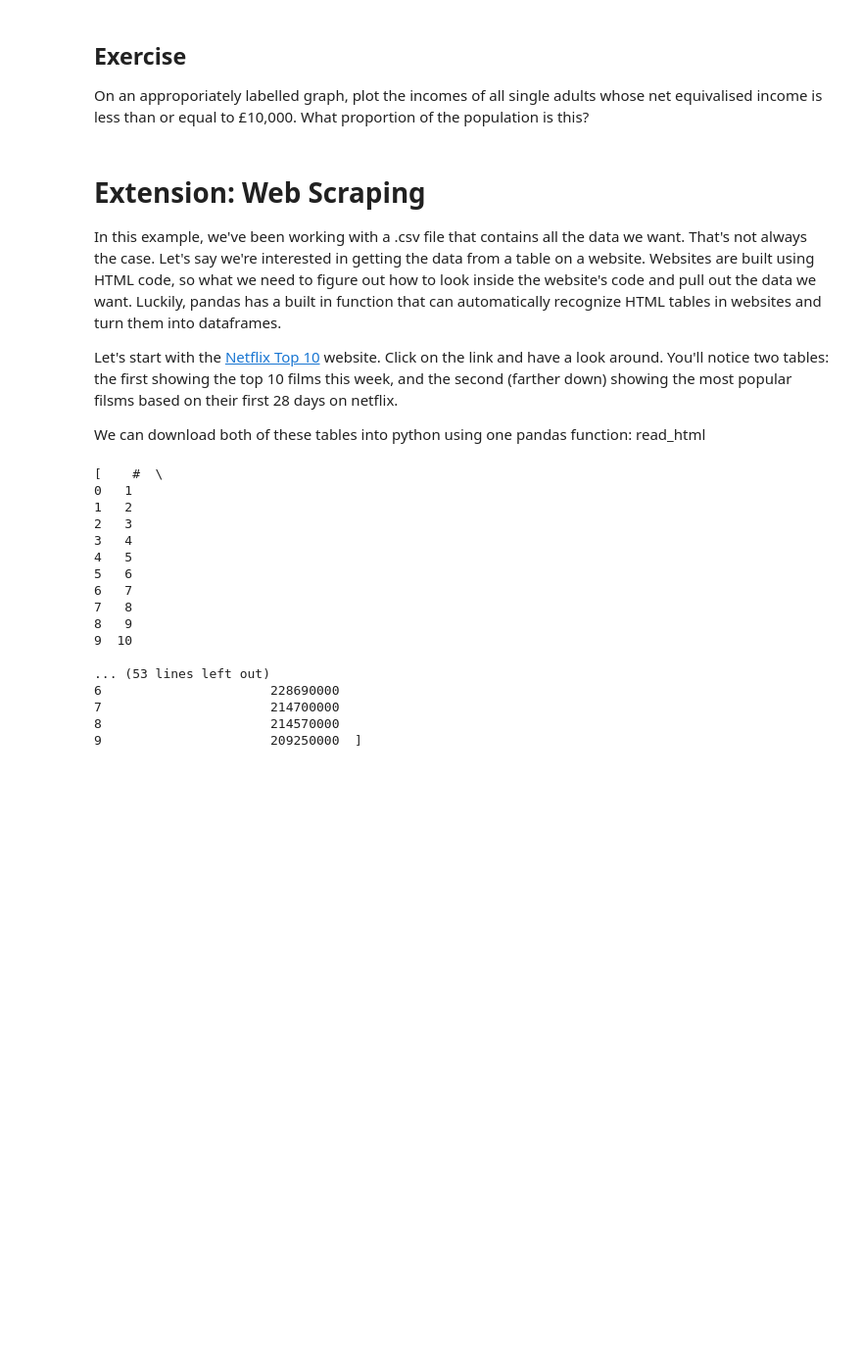
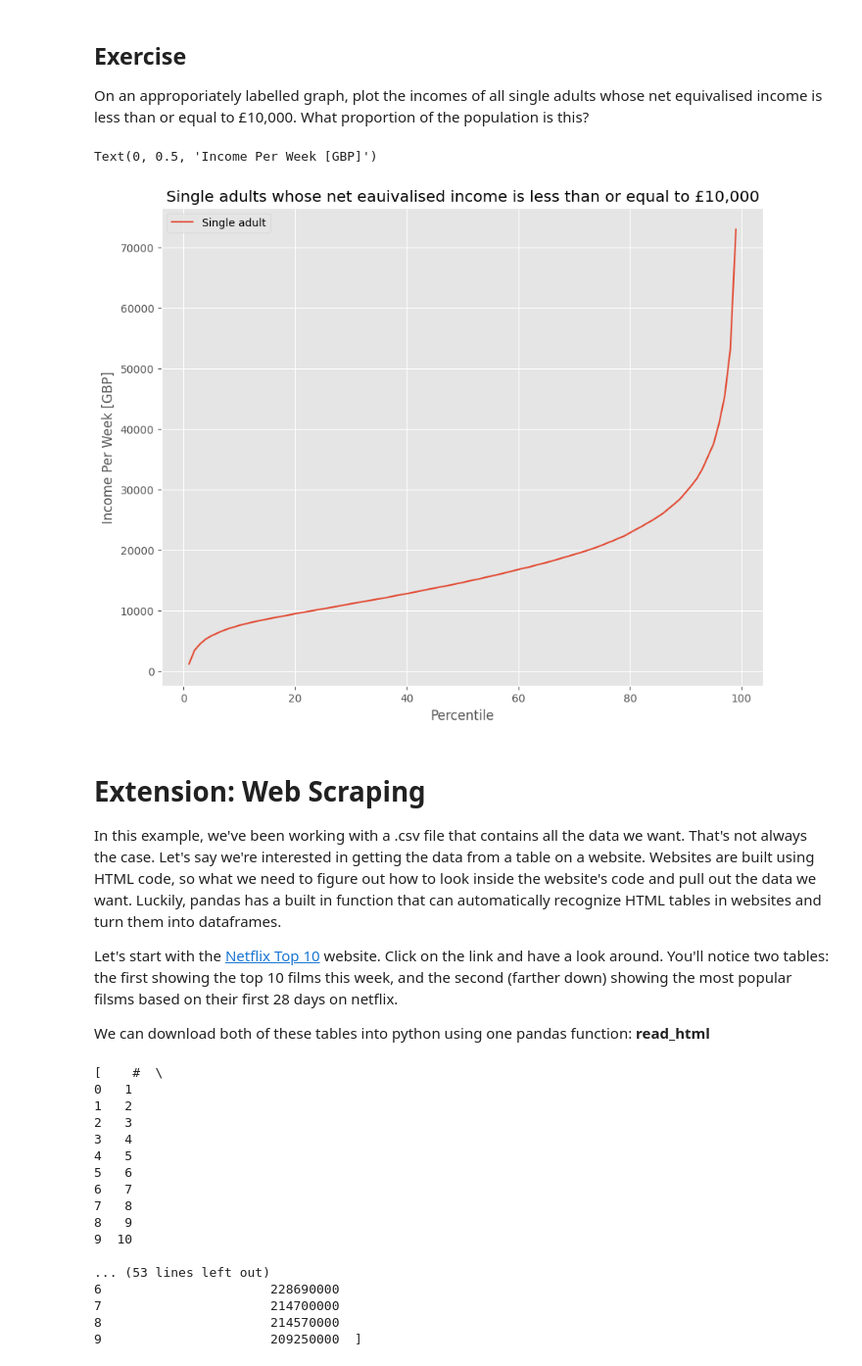
Before and after one commit to lazysheephaha/qm2, a Jupyter notebook: notebooks/W02. Pandas.ipynb, the cells around one changed output. Shown at 98% size. Saved outputs shown, nothing was run; the diff lists cells and outputs as text; code cells hidden in the pictures; blank space fills up the shorter version.

```diff
--- a/notebooks/W02. Pandas.ipynb
+++ b/notebooks/W02. Pandas.ipynb
@@ -345,6 +397,20 @@ We won't dwell on comparative operative, here we've used ">" to mean "is greater
 # %% [markdown]
 ## Exercise
 On an approporiately labelled graph, plot the incomes of all single adults whose net equivalised income is less than or equal to £10,000. What proportion of the population is this?
+# %%
+clean = income[['Single adult']]
+clean = clean.replace(',', '', regex=True)
+clean = clean.replace('-', 'NaN', regex=True).astype('float')
+
+clean[clean['Single adult']<=10000]
+
+clean.plot()
+plt.title('Single adults whose net eauivalised income is less than or equal to £10,000')
+plt.xlabel('Percentile')
+plt.ylabel('Income Per Week [GBP]')
+# %% [output]
+Text(0, 0.5, 'Income Per Week [GBP]')
+[figure, added]
 # %% [markdown]
 # Extension: Web Scraping
 
@@ -352,7 +418,7 @@ In this example, we've been working with a .csv file that contains all the data
 
 Let's start with the [Netflix Top 10](https://top10.netflix.com/) website. Click on the link and have a look around. You'll notice two tables: the first showing the top 10 films this week, and the second (farther down) showing the most popular filsms based on their first 28 days on netflix.
 
-We can download both of these tables into python using one pandas function: read_html
+We can download both of these tables into python using one pandas function: **read_html**
 # %%
 url='https://top10.netflix.com/'
 
```
Also changed, not shown: parts of 15 cells of this notebook.
